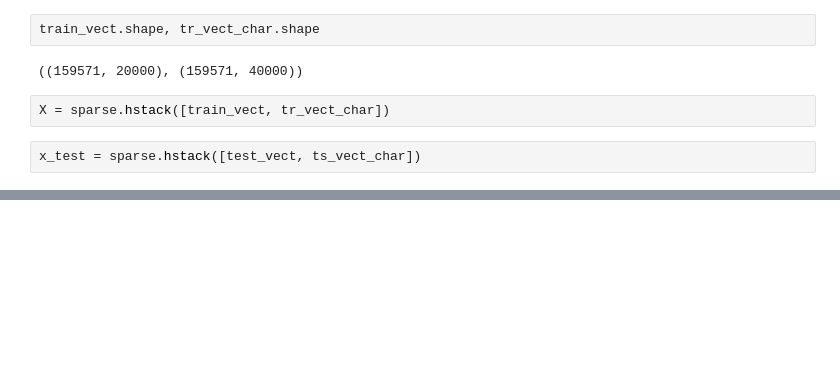
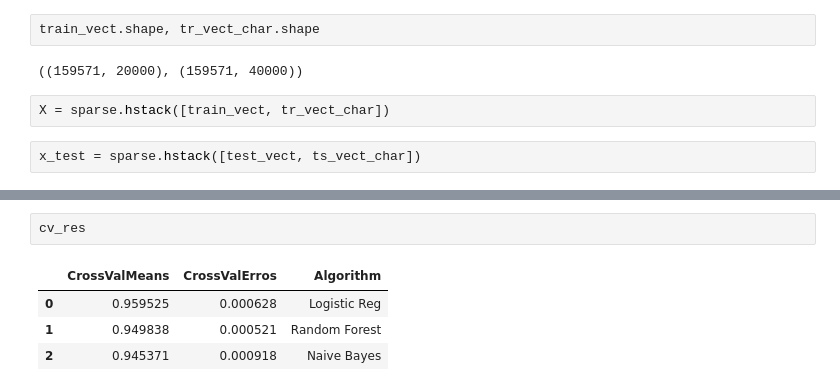
Before and after one commit to sghenimi/ScratchML, a Jupyter notebook: 0-kaggle-jigsaw/2_models_Jigsaw.ipynb, the cells around one changed output, grey strips where cells are left out. Cells and saved outputs as stored; diff of their text form; blank space fills up the shorter version.

```diff
--- a/0-kaggle-jigsaw/2_models_Jigsaw.ipynb
+++ b/0-kaggle-jigsaw/2_models_Jigsaw.ipynb
@@ -231,0 +262,7 @@ submit.head(10)
+# %%
+cv_res
+# %% [output]
+|  | CrossValMeans | CrossValErros | Algorithm |
+| 0 | 0.959525 | 0.000628 | Logistic Reg |
+| 1 | 0.949838 | 0.000521 | Random Forest |
+| 2 | 0.945371 | 0.000918 | Naive Bayes |
```
Also changed, not shown: parts of 26 cells of this notebook, 1 other file.
